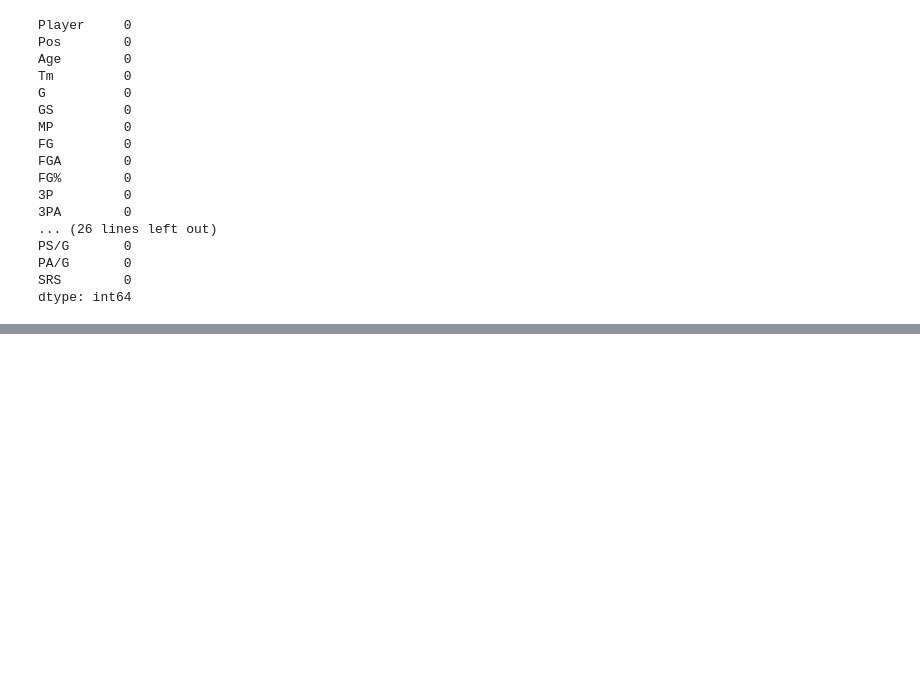
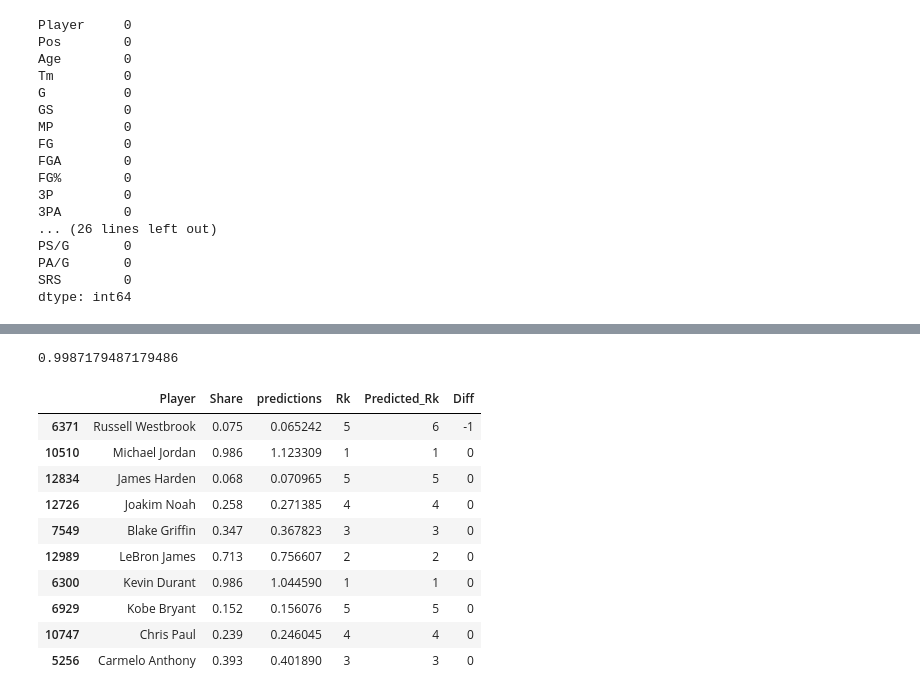
Before and after one commit to ATHARVA1202/MVP-Prediction, a Jupyter notebook: machine_learning.ipynb, the cells around one changed output, grey strips where cells are left out. Drawn from its saved outputs; the diff is of its cells as text; code cells hidden in the pictures; blank space fills up the shorter version.

```diff
--- a/machine_learning.ipynb
+++ b/machine_learning.ipynb
@@ -160,0 +406,35 @@ dtype: int64
+# %%
+def backtest(stats, model, year, predictors):
+    aps = []
+    all_predictions = []
+    for year in years[5:]:
+        train = stats[stats["Year"] < year]
+        test = stats[stats["Year"] == year]
+        model.fit(train[predictors], train["Share"])
+        predictions = reg.predict(test[predictors])
+        predictions = pd.DataFrame(predictions, columns=["predictions"], index=test.index)
+        combination = pd.concat([test[["Player", "Share"]], predictions], axis=1)
+        combination = add_ranks(combination)
+        all_predictions.append(combination)
+        aps.append(find_ap(combination))
+    return sum(aps)/len(aps), aps, pd.concat(all_predictions)
+# %%
+mean_ap, aps, all_predictions = backtest(stats, reg, years[5:], predictors)
+# %%
+mean_ap
+# %% [output]
+0.9987179487179486
+# %%
+all_predictions[all_predictions["Rk"] <= 5].sort_values("Diff").head(10)
+# %% [output]
+|  | Player | Share | predictions | Rk | Predicted_Rk | Diff |
+| 6371 | Russell Westbrook | 0.075 | 0.065242 | 5 | 6 | -1 |
+| 10510 | Michael Jordan | 0.986 | 1.123309 | 1 | 1 | 0 |
+| 12834 | James Harden | 0.068 | 0.070965 | 5 | 5 | 0 |
+| 12726 | Joakim Noah | 0.258 | 0.271385 | 4 | 4 | 0 |
+| 7549 | Blake Griffin | 0.347 | 0.367823 | 3 | 3 | 0 |
+| 12989 | LeBron James | 0.713 | 0.756607 | 2 | 2 | 0 |
+| 6300 | Kevin Durant | 0.986 | 1.044590 | 1 | 1 | 0 |
+| 6929 | Kobe Bryant | 0.152 | 0.156076 | 5 | 5 | 0 |
+| 10747 | Chris Paul | 0.239 | 0.246045 | 4 | 4 | 0 |
+| 5256 | Carmelo Anthony | 0.393 | 0.401890 | 3 | 3 | 0 |
```
Also changed, not shown: parts of 42 cells of this notebook.
